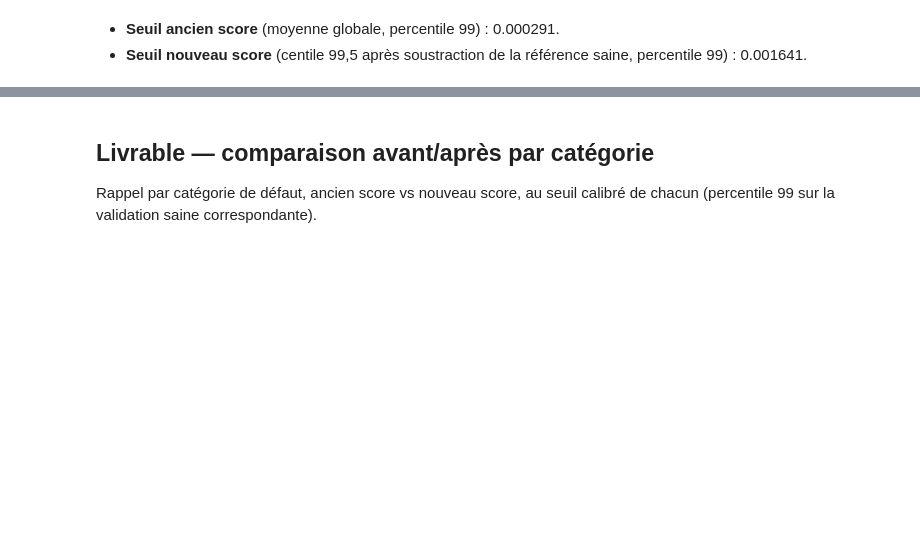
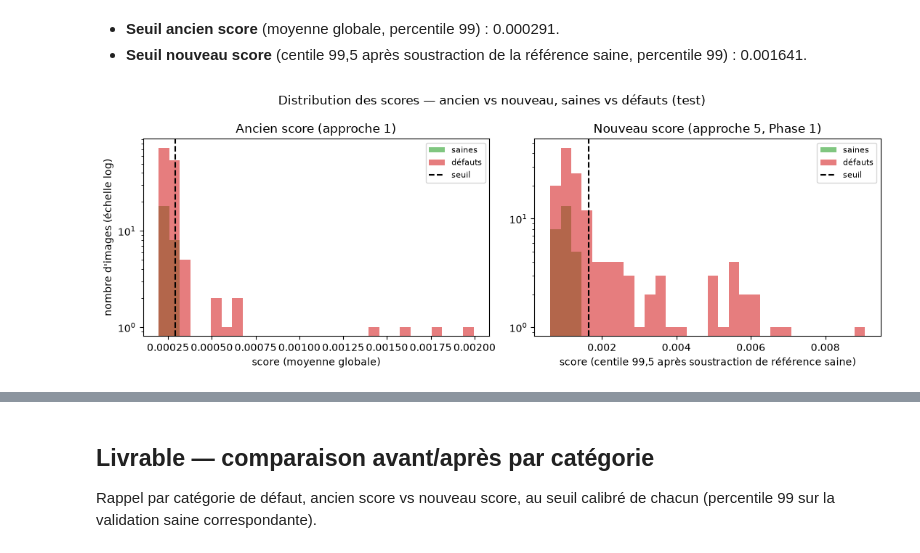
Before and after one commit to palauzet/AELION_Deep_Learning_IA, a Jupyter notebook: notebooks/08_correction_phase1.ipynb, the cells around one changed output, grey strips where cells are left out. Drawn from its saved outputs; the diff is of its cells as text; code cells hidden in the pictures; blank space fills up the shorter version.

```diff
--- a/notebooks/08_correction_phase1.ipynb
+++ b/notebooks/08_correction_phase1.ipynb
@@ -106,3 +119,39 @@ display(
 # %% [output]
 - **Seuil ancien score** (moyenne globale, percentile 99) : 0.000291.
 - **Seuil nouveau score** (centile 99,5 après soustraction de la référence saine, percentile 99) : 0.001641.
+# %%
+fig, axes = plt.subplots(1, 2, figsize=(11, 4))
+
+bin_edges_old = np.histogram_bin_edges(scores_test_old, bins=30)
+axes[0].hist(
+    scores_test_old[labels == 0], bins=bin_edges_old, alpha=0.6, label="saines", color="tab:green"
+)
+axes[0].hist(
+    scores_test_old[labels == 1], bins=bin_edges_old, alpha=0.6, label="défauts", color="tab:red"
+)
+axes[0].axvline(threshold_old, color="black", linestyle="--", label="seuil")
+axes[0].set_yscale("log")
+axes[0].set_xlabel("score (moyenne globale)")
+axes[0].set_ylabel("nombre d'images (échelle log)")
+axes[0].set_title("Ancien score (approche 1)")
+axes[0].legend(fontsize=8)
+
+bin_edges_new = np.histogram_bin_edges(scores_test_new, bins=30)
+axes[1].hist(
+    scores_test_new[labels == 0], bins=bin_edges_new, alpha=0.6, label="saines", color="tab:green"
+)
+axes[1].hist(
+    scores_test_new[labels == 1], bins=bin_edges_new, alpha=0.6, label="défauts", color="tab:red"
+)
+axes[1].axvline(threshold_new, color="black", linestyle="--", label="seuil")
+axes[1].set_yscale("log")
+axes[1].set_xlabel("score (centile 99,5 après soustraction de référence saine)")
+axes[1].set_title("Nouveau score (approche 5, Phase 1)")
+axes[1].legend(fontsize=8)
+
+fig.suptitle("Distribution des scores — ancien vs nouveau, saines vs défauts (test)")
+fig.tight_layout()
+fig.savefig(FIGURES_DIR / "08_histogrammes_ancien_nouveau.png", dpi=150)
+plt.show()
+# %% [output]
+[figure, added]
```
Also changed, not shown: parts of 6 cells of this notebook, 10 other files.
